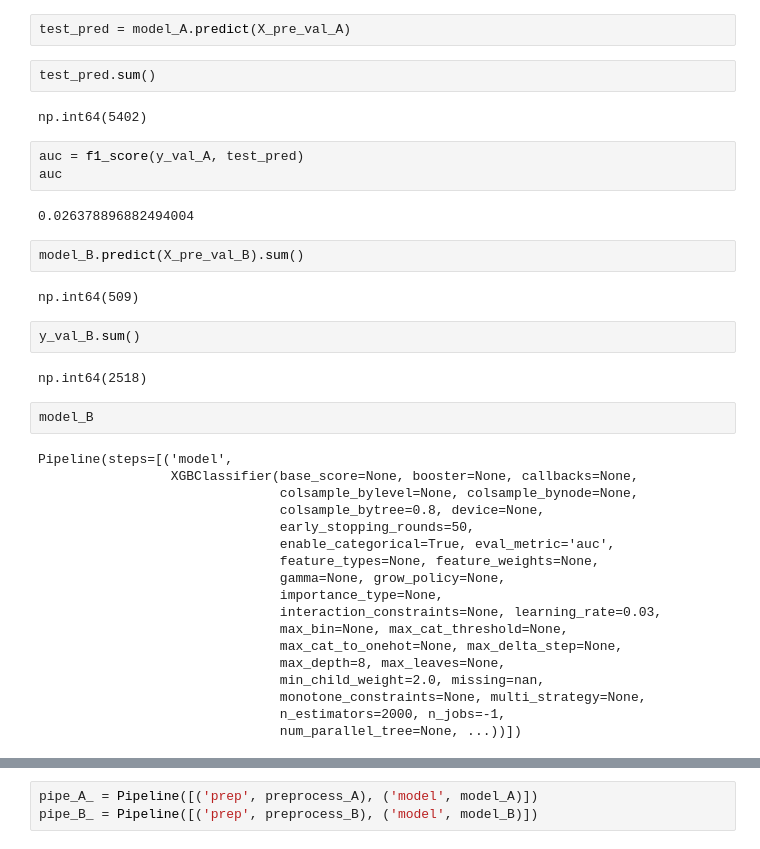
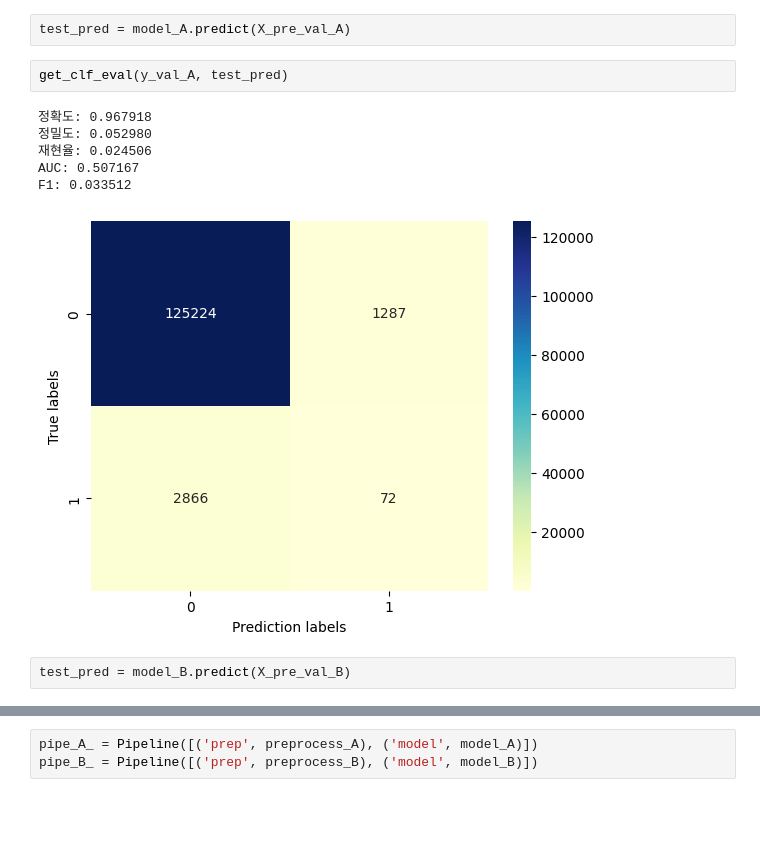
Before and after one commit to hongjeonghui/data-contest-lab, a Jupyter notebook: notebooks/test_di/[Baseline_Train]_LightGBM을 활용한 모델 학습 및 피쳐엔지니어링 (학습) (2).ipynb, the cells around one changed output, grey strips where cells are left out. Cells and saved outputs as stored; diff of their text form; blank space fills up the shorter version.

```diff
--- a/notebooks/test_di/[Baseline_Train]_LightGBM을 활용한 모델 학습 및 피쳐엔지니어링 (학습) (2).ipynb
+++ b/notebooks/test_di/[Baseline_Train]_LightGBM을 활용한 모델 학습 및 피쳐엔지니어링 (학습) (2).ipynb
@@ -738,39 +836,13 @@ np.int64(2938)
 # %%
 test_pred = model_A.predict(X_pre_val_A)
+# %%
+get_clf_eval(y_val_A, test_pred)
+# %% [output]
+정확도: 0.967918
+정밀도: 0.052980
+재현율: 0.024506
+AUC: 0.507167
+F1: 0.033512
+[figure, added]
 # %%
-test_pred.sum()
+test_pred = model_B.predict(X_pre_val_B)
-# %% [output]
-np.int64(5402)
-# %%
-auc = f1_score(y_val_A, test_pred)
-auc
-# %% [output]
-0.026378896882494004
-# %%
-model_B.predict(X_pre_val_B).sum()
-# %% [output]
-np.int64(509)
-# %%
-y_val_B.sum()
-# %% [output]
-np.int64(2518)
-# %%
-model_B
-# %% [output]
-Pipeline(steps=[('model',
-                 XGBClassifier(base_score=None, booster=None, callbacks=None,
-                               colsample_bylevel=None, colsample_bynode=None,
-                               colsample_bytree=0.8, device=None,
-                               early_stopping_rounds=50,
-                               enable_categorical=True, eval_metric='auc',
-                               feature_types=None, feature_weights=None,
-                               gamma=None, grow_policy=None,
-                               importance_type=None,
-                               interaction_constraints=None, learning_rate=0.03,
-                               max_bin=None, max_cat_threshold=None,
-                               max_cat_to_onehot=None, max_delta_step=None,
-                               max_depth=8, max_leaves=None,
-                               min_child_weight=2.0, missing=nan,
-                               monotone_constraints=None, multi_strategy=None,
-                               n_estimators=2000, n_jobs=-1,
-                               num_parallel_tree=None, ...))])
```
Also changed, not shown: parts of 45 cells of this notebook.
